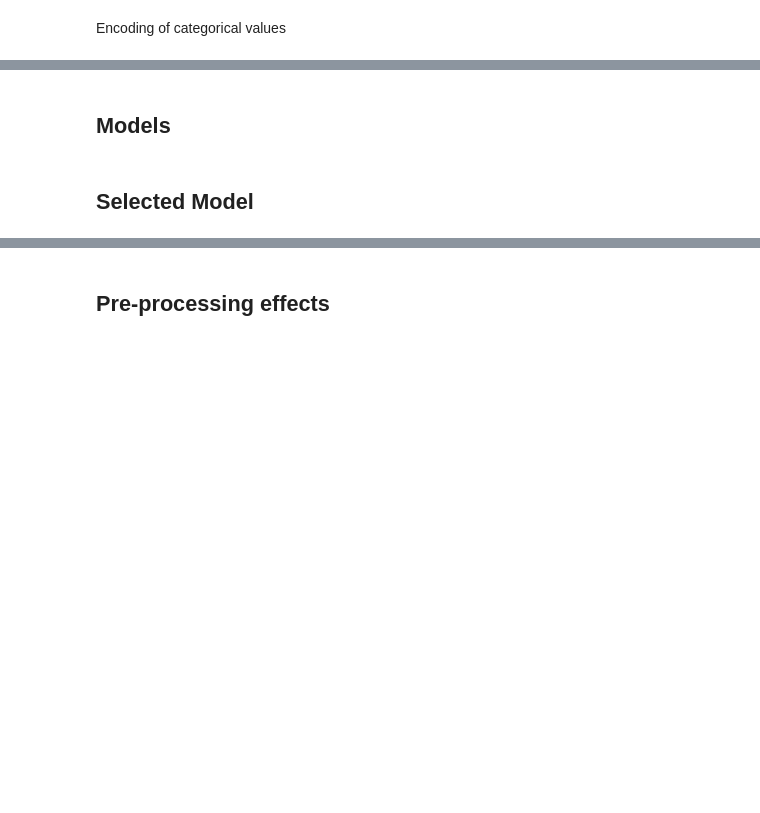
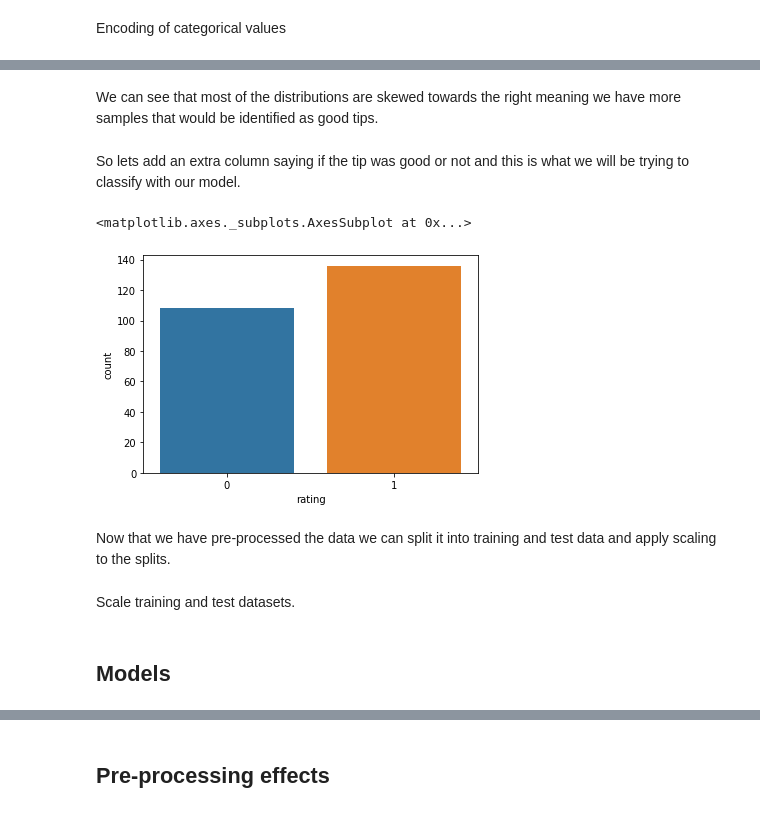
Before and after one commit to velitchko/machine-learning, a Jupyter notebook: assignment_2/Waiter Tips.ipynb, the cells around one changed output, grey strips where cells are left out. Cells and saved outputs as stored; diff of their text form; code cells hidden in the pictures; blank space fills up the shorter version.

```diff
--- a/assignment_2/Waiter Tips.ipynb
+++ b/assignment_2/Waiter Tips.ipynb
@@ -83,0 +164,15 @@ Encoding of categorical values
+# %% [markdown]
+We can see that most of the distributions are skewed towards the right meaning we have more samples that would be identified as good tips.
+# %% [markdown]
+So lets add an extra column saying if the tip was good or not and this is what we will be trying to classify with our model.
+# %%
+waiter_tips['rating'] = waiter_tips.apply(lambda x: 1 if x['tip'] >= x['total_bill']*15/100 else 0, axis = 1)
+# %%
+sns.countplot(waiter_tips['rating'])
+# %% [output]
+<matplotlib.axes._subplots.AxesSubplot at 0x...>
+[figure, added]
+# %% [markdown]
+Now that we have pre-processed the data we can split it into training and test data and apply scaling to the splits.
+# %% [markdown]
+Scale training and test datasets.
@@ -84,4 +189,2 @@ Encoding of categorical values
 # %% [markdown]
 ## Models
-# %% [markdown]
-## Selected Model
```
Also changed, not shown: parts of 75 cells of this notebook.
